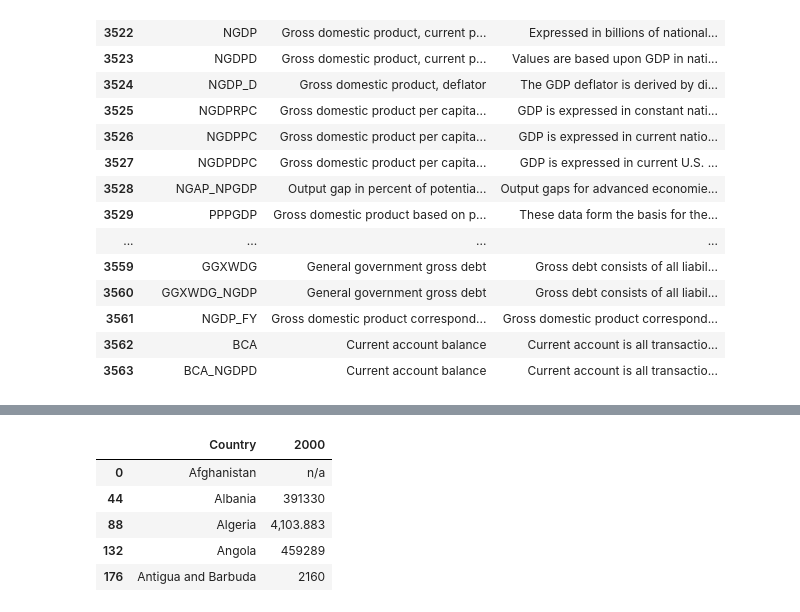
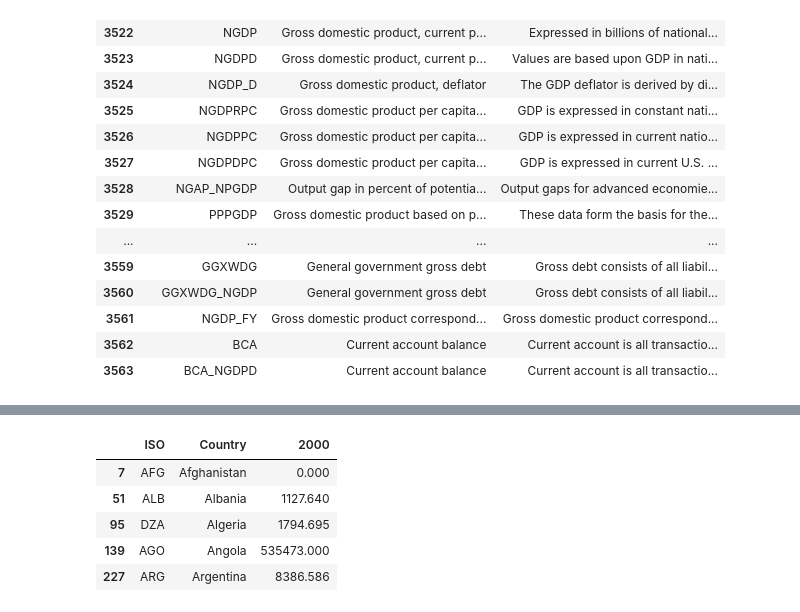
Before and after one commit to MassimoSchiappa/datascience, a Jupyter notebook: FinaleExamUCSD+DSE200x.ipynb, the cells around one changed output, grey strips where cells are left out. Cells and saved outputs as stored; diff of their text form; code cells hidden in the pictures.

```diff
--- a/FinaleExamUCSD+DSE200x.ipynb
+++ b/FinaleExamUCSD+DSE200x.ipynb
@@ -44,7 +44,7 @@ df_who.head(5)
 5 rows × 45 columns
 # %%
 # ***************************** IMF *******************************************
-df_imf = pd.read_csv('./imf_weo_ds.csv',sep=';', encoding = "ISO-8859-1")
+df_imf = pd.read_csv('./imf_weo_ds.csv',sep=';', encoding = "ISO-8859-1", thousands=',')
 # %%
 df_imf.columns
 # %% [output]
@@ -93,7 +93,7 @@ df_imf_empl = df_imf_filt[df_imf_filt['WEO Subject Code']=='LE']
 df_imf_unempl_rate = df_imf_filt[df_imf_filt['WEO Subject Code']=='LUR']
 
 #GDP
-df_imf_gdp_cp = df_imf_filt[df_imf_filt['WEO Subject Code']=='NGDP_R']
+df_imf_gdp_cp = df_imf_filt[df_imf_filt['WEO Subject Code']=='NGDPDPC']
 
 #GDP procapita
 df_imf_gdp_xc_cp = df_imf_filt[df_imf_filt['WEO Subject Code']=='NGDPRPC']
@@ -123,14 +123,20 @@ df_geo_ds.head(5)
 | 2 | 2 | AF | AFG | Afghanistan | Kabul | 647500.0 | 29121286 | AS | AFN | ... |
 | 3 | 3 | AG | ATG | Antigua and Barbuda | St. John's | 443.0 | 86754 | NaN | XCD | ... |
 | 4 | 4 | AI | AIA | Anguilla | The Valley | 102.0 | 13254 | NaN | XCD | ... |
-# %%
-df_data_plot = df_imf_gdp_cp[['Country','2000']]
-df_data_plot.fillna(0)
-df_data_plot.head(5)
-# %% [output]
-|  | Country | 2000 |
-| 0 | Afghanistan | n/a |
-| 44 | Albania | 391330 |
-| 88 | Algeria | 4,103.883 |
-| 132 | Angola | 459289 |
-| 176 | Antigua and Barbuda | 2160 |
+# %%
+df_data_plot = df_imf_gdp_cp[['ISO','Country','2000']]
+df_data_plot = df_data_plot[~df_data_plot['ISO'].isin(['ATG','BHR','BRB','CPV','COM','DMA','GRD','HKG','KIR','UVK','MAC','MDV','MLT','MHL','MUS','FSM','NRU','PLW','WSM','SMR','STP','SYC','SGP','SSD','KNA','LCA','VCT','TON','TUV'
+])]
+df_data_plot.replace('n/a',0,inplace=True)
+#df_data_plot['2000'] = df_data_plot['2000'].astype(np.str).str.replace('.','')
+df_data_plot['2000'] = df_data_plot['2000'].astype(np.str).str.replace(',','')
+df_data_plot['2000'] = df_data_plot['2000'].astype(np.float)
+#df_data_plot['2000'] = df_data_plot['2000'].astype(np.int64)
+df_data_plot.head(5)
+# %% [output]
+|  | ISO | Country | 2000 |
+| 7 | AFG | Afghanistan | 0.000 |
+| 51 | ALB | Albania | 1127.640 |
+| 95 | DZA | Algeria | 1794.695 |
+| 139 | AGO | Angola | 535473.000 |
+| 227 | ARG | Argentina | 8386.586 |
```
Also changed, not shown: parts of 5 cells of this notebook, 1 other file.
